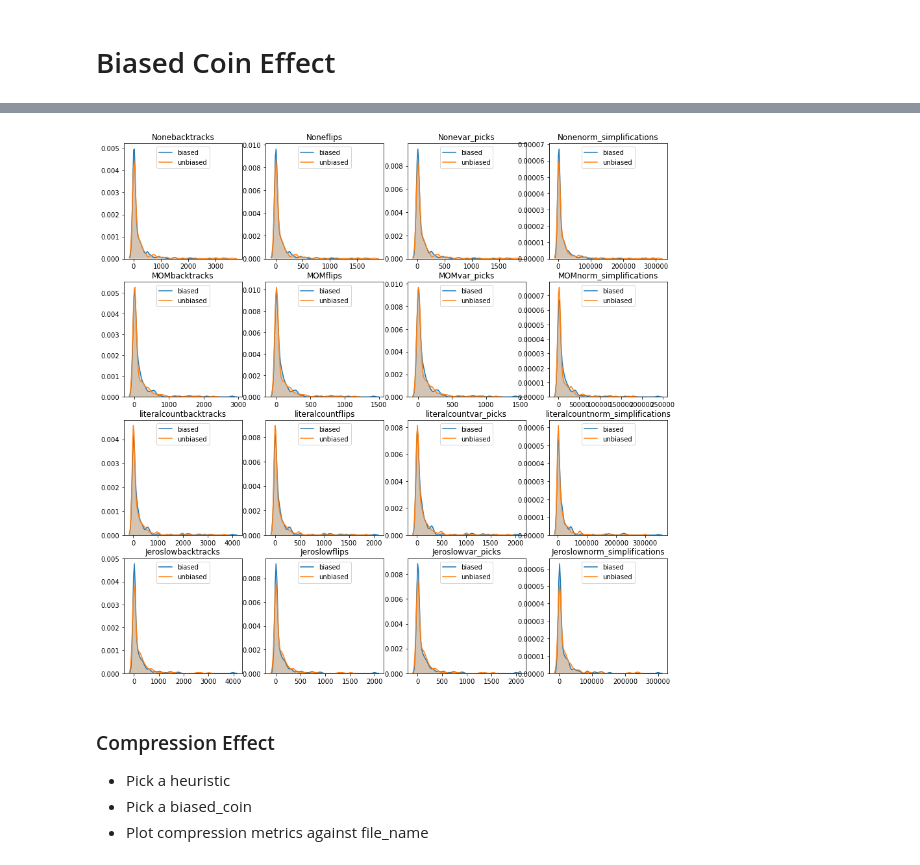
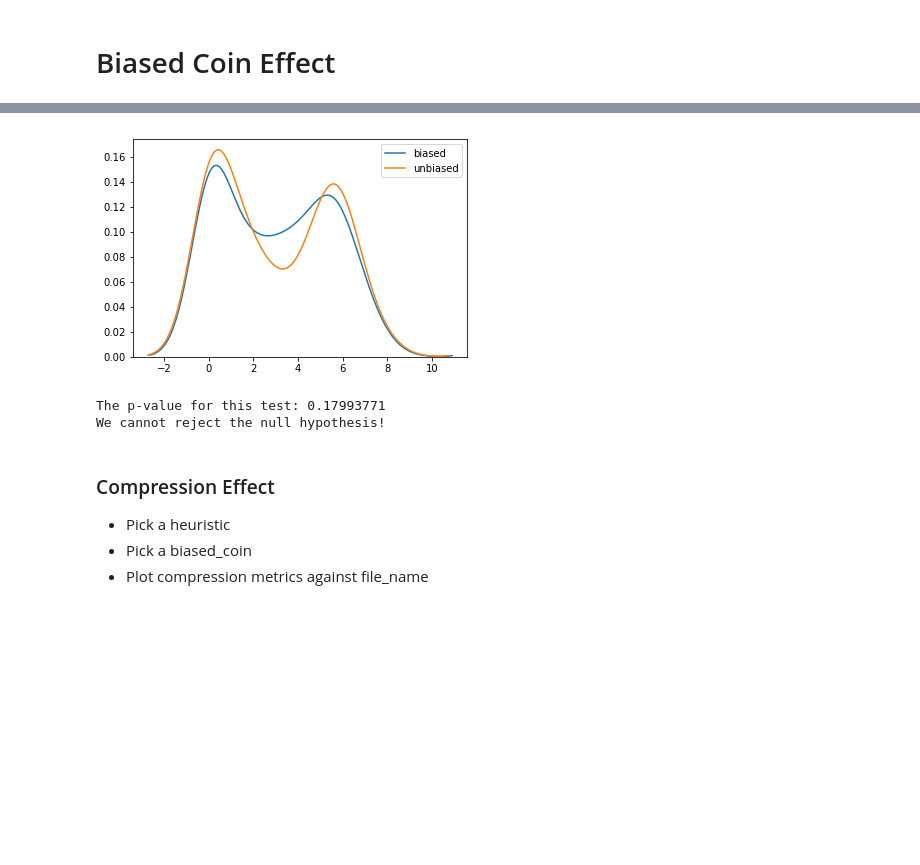
Before and after one commit to DanLszl/sat-solver, a Jupyter notebook: experiment_analysis.ipynb, the cells around one changed output, grey strips where cells are left out. Cells and saved outputs as stored; diff of their text form; code cells hidden in the pictures; blank space fills up the shorter version.

```diff
--- a/experiment_analysis.ipynb
+++ b/experiment_analysis.ipynb
@@ -108,7 +122,7 @@ def plot_biased_distribution(heuristic, metric):
     df_heuristic_unbiased = df_unbiased.loc[(df_unbiased["heuristic"] == str(heuristic))]
 
     #plot
-    sns.kdeplot(df_heuristic_biased[metric], shade=True, label = "biased")
-    sns.kdeplot(df_heuristic_unbiased[metric], shade=True, label = "unbiased")
-    plt.title(str(heuristic) + str(metric))
-    plt.legend(loc=9)
+    sns.kdeplot(df_heuristic_biased[metric], label = "biased")
+    sns.kdeplot(df_heuristic_unbiased[metric], label = "unbiased")
+
+    plt.legend(loc=0)
@@ -199,19 +129,26 @@ False v.s. True: t-test independent samples, P_val=7.781e-01 stat=-2.820e-01
-# %%
-# TODO: Select relevant heuristic
-plt.figure(figsize=(15,15))
-
-h = len(heuristics)
-m = len(metrics)
-i=1
-for heuristic in heuristics:
-    for metric in metrics:
-        plt.subplot(h,m,i)
-        plot_biased_distribution(heuristic, metric)
-        i+=1
-
-plt.show()
-# %% [output]
-[figure, removed]
+# %%
+heuristic = "Jeroslow"
+log_metric = "log_backtracks"
+plot_biased_distribution(heuristic, log_metric)
+plt.savefig("./images/biased_coin_Jeroslow.eps" , bbox_inches='tight')
+plt.show()
+# %% [output]
+[figure, added]
+# %%
+# Non-parametric test
+metric = "backtracks"
+biased_array = df_biased[[metric]].values.squeeze()
+unbiased_array = df_unbiased[[metric]].values.squeeze()
+_, p_value = wilcoxon(unbiased_array, biased_array)
+
+print("The p-value for this test:", p_value)
+if p_value > 0.05:
+    print("We cannot reject the null hypothesis!")
+else:
+    print("We can reject the null hypothesis")
+# %% [output]
+The p-value for this test: 0.17993771
+We cannot reject the null hypothesis!
 # %% [markdown]
 ### Compression Effect
 
```
Also changed, not shown: parts of 12 cells of this notebook.
